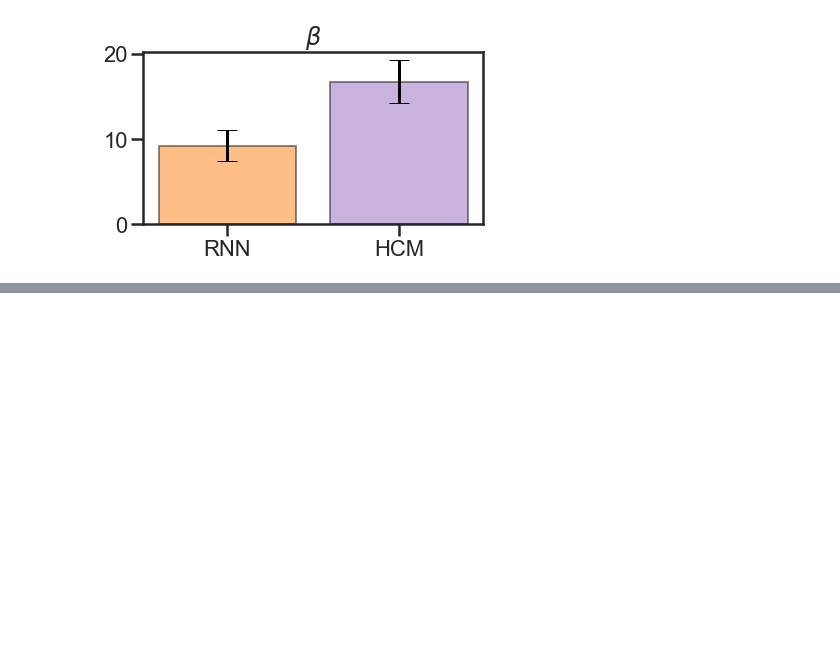
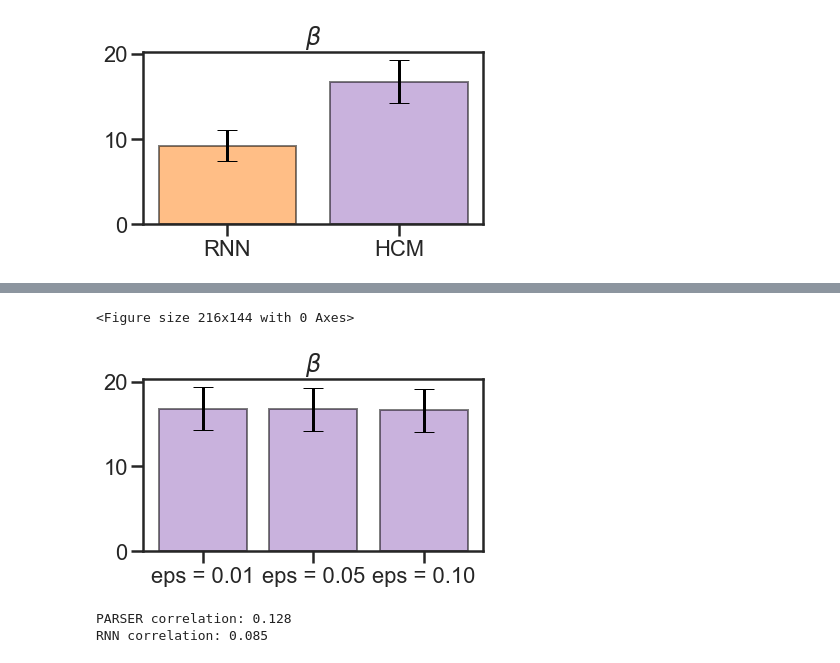
Before and after one commit to swu32/HCM, a Jupyter notebook: Demo/Demo_5_Human_HCM_RNN.ipynb, the cells around one changed output, grey strips where cells are left out. Cells and saved outputs as stored; diff of their text form; code cells hidden in the pictures; blank space fills up the shorter version.

```diff
--- a/Demo/Demo_5_Human_HCM_RNN.ipynb
+++ b/Demo/Demo_5_Human_HCM_RNN.ipynb
@@ -749,0 +910,37 @@ plt.show()
+# %%
+import seaborn as sns
+chcm0_mean = 16.82
+chcm1_mean = 16.74
+chcm2_mean = 16.60
+
+# Calculate the standard deviation
+chcm0_std = 2.557
+chcm1_std = 2.552
+chcm2_std = 2.543
+
+# Create lists for the plot
+Type = ['eps = 0.01','eps = 0.05','eps = 0.10']
+x_pos = np.arange(len(Type))
+CTEs = [chcm0_mean, chcm1_mean, chcm2_mean]
+error = [chcm0_std, chcm1_std, chcm2_std]
+
+sns.set_style("ticks")
+sns.set_context("poster")
+plt.figure(figsize = (3,2))
+# Build the plot
+palette = sns.color_palette("tab10")
+
+
+fig, ax = plt.subplots()
+ax.bar(x_pos, CTEs, yerr=error, align='center', alpha=0.5, ecolor='black',edgecolor = 'k', color = [palette[4], palette[4],palette[4]], capsize=10)
+ax.set_title(r'$\beta$')
+ax.set_xticks(x_pos)
+ax.set_xticklabels(Type)
+#ax.yaxis.grid(True)
+
+# Save the figure and show
+plt.tight_layout()
+plt.show()
+# %% [output]
+<Figure size 216x144 with 0 Axes>
+[figure, added]
@@ -749,0 +976,6 @@ plt.show()
+# %%
+print('PARSER correlation: %.3f' % (np.mean(c_parser)))
+print('RNN correlation: %.3f' % (np.mean(c_rnn)))
+# %% [output]
+PARSER correlation: 0.128
+RNN correlation: 0.085
```
Also changed, not shown: parts of 33 cells of this notebook, 8 other files.
